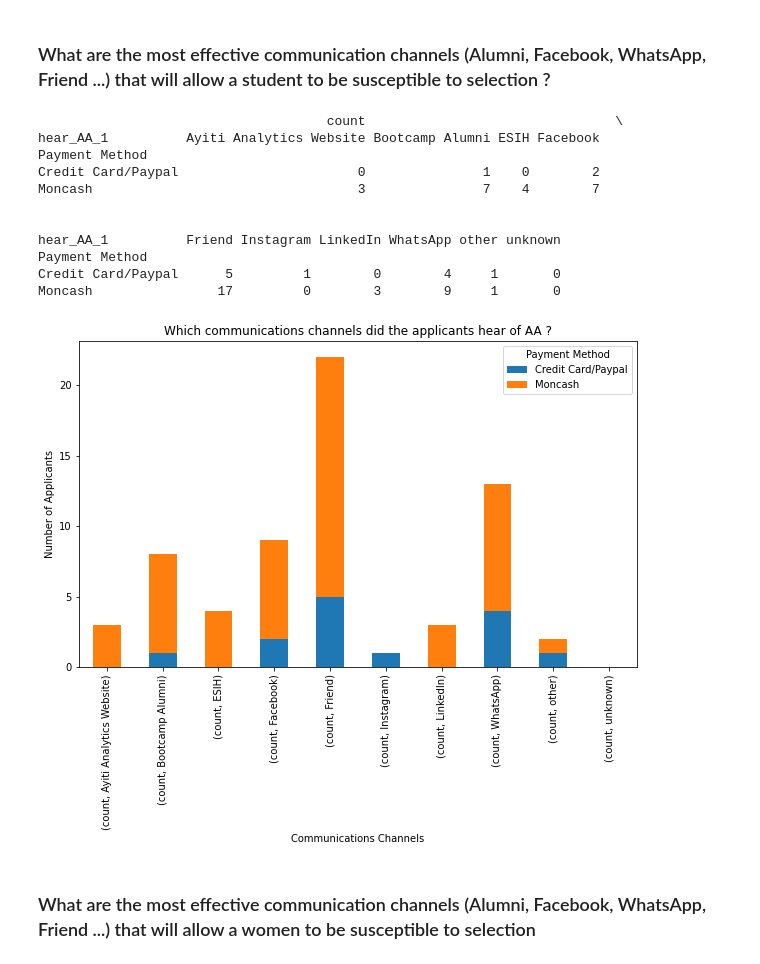
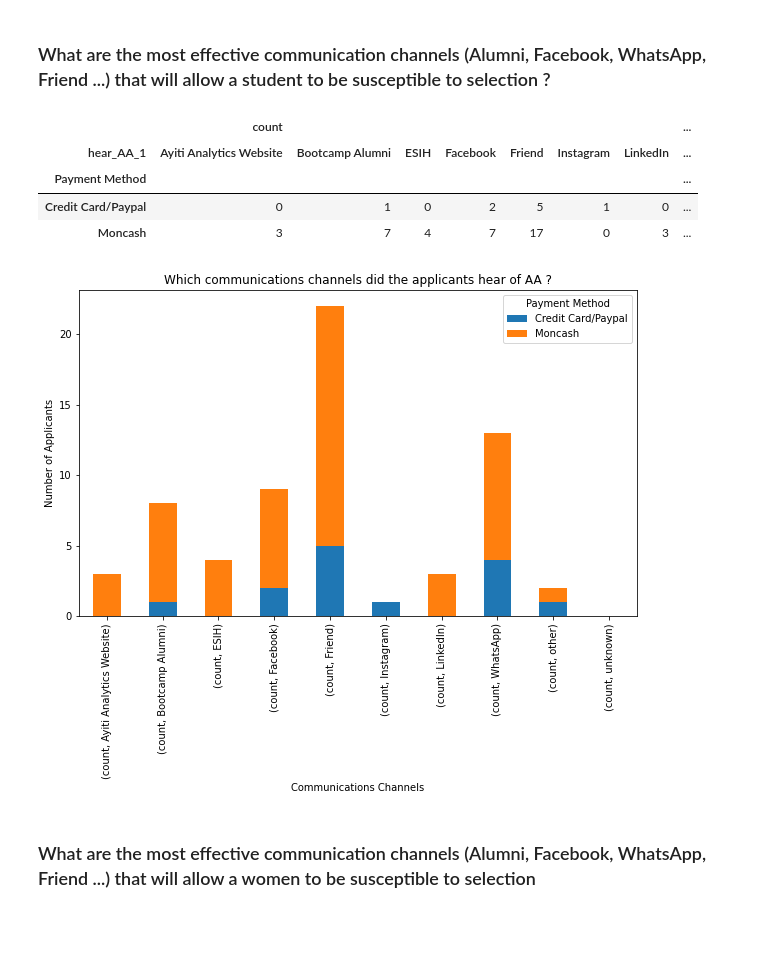
Before and after one commit to VIP509/Data-Processing-Project, a Jupyter notebook: Dataprocess1.ipynb, the cells around one changed output. Saved outputs shown, nothing was run; the diff lists cells and outputs as text; code cells hidden in the pictures; blank space fills up the shorter version.

```diff
--- a/Dataprocess1.ipynb
+++ b/Dataprocess1.ipynb
@@ -466,25 +460,18 @@ result2
 # %%
 result2 = pd.pivot_table(final,'Age',index = ['Payment Method'],columns=['hear_AA_1'],aggfunc=['count'],dropna = True,fill_value = 0)
 
 result2 = result2.iloc[:2,:]
-print(result2)
+display(result2)
 ax = result2.sort_index().T.plot(kind='bar',figsize=(10,6),stacked = True)
 ylab = ax.set_ylabel('Number of Applicants')
 xlab = ax.set_xlabel('Communications Channels')
 title = ax.set_title('Which communications channels did the applicants hear of AA ?')
-y = result2
 # %% [output]
-                                     count                                \
-hear_AA_1          Ayiti Analytics Website Bootcamp Alumni ESIH Facebook
-Payment Method
-Credit Card/Paypal                       0               1    0        2
-Moncash                                  3               7    4        7
-
-
-hear_AA_1          Friend Instagram LinkedIn WhatsApp other unknown
-Payment Method
-Credit Card/Paypal      5         1        0        4     1       0
-Moncash                17         0        3        9     1       0
+|  | count |  |  |  |  |  |  | ... |
+| hear_AA_1 | Ayiti Analytics Website | Bootcamp Alumni | ESIH | Facebook | Friend | Instagram | LinkedIn | ... |
+| Payment Method |  |  |  |  |  |  |  | ... |
+| Credit Card/Paypal | 0 | 1 | 0 | 2 | 5 | 1 | 0 | ... |
+| Moncash | 3 | 7 | 4 | 7 | 17 | 0 | 3 | ... |
 [figure]
 # %% [markdown]
 ### What are the most effective communication channels (Alumni, Facebook, WhatsApp, Friend ...) that will allow a women to be susceptible to selection
```
Also changed, not shown: parts of 4 cells of this notebook.
